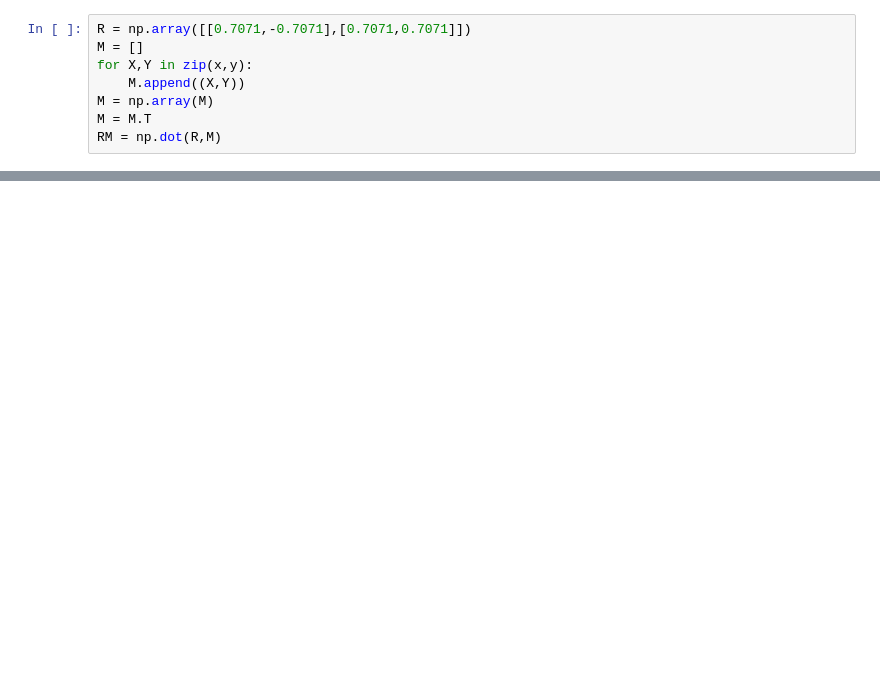
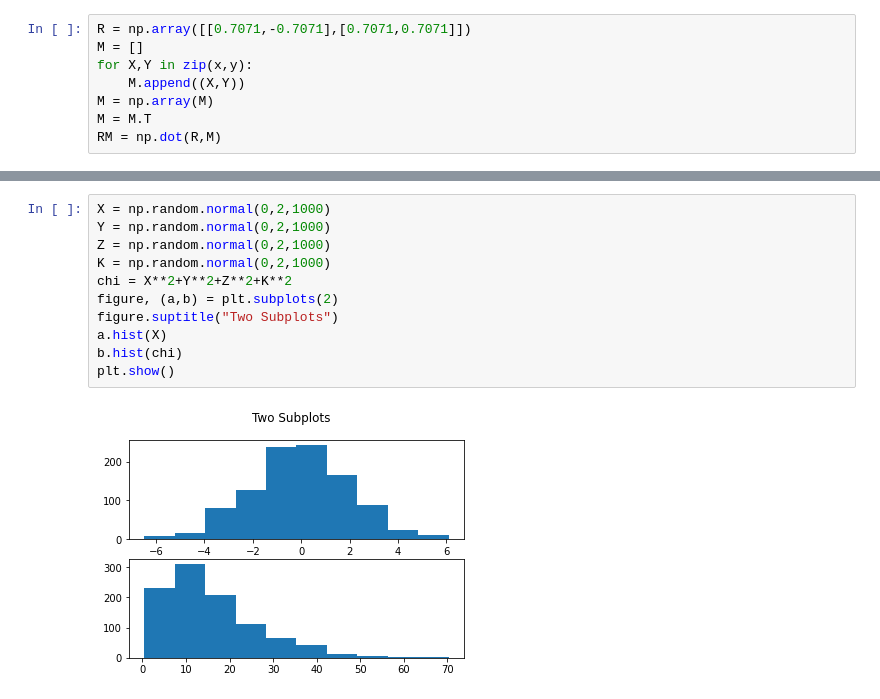
Before and after one commit to lashap28/Basic-Coding, a Jupyter notebook: PCA.ipynb, the cells around one changed output, grey strips where cells are left out. Saved outputs shown, nothing was run; the diff lists cells and outputs as text; blank space fills up the shorter version.

```diff
--- a/PCA.ipynb
+++ b/PCA.ipynb
@@ -43,0 +95,13 @@ plt.scatter(np.zeros((500,)),np.dot(eigvec.T[1],RM))
+# %%
+X = np.random.normal(0,2,1000)
+Y = np.random.normal(0,2,1000)
+Z = np.random.normal(0,2,1000)
+K = np.random.normal(0,2,1000)
+chi = X**2+Y**2+Z**2+K**2
+figure, (a,b) = plt.subplots(2)
+figure.suptitle("Two Subplots")
+a.hist(X)
+b.hist(chi)
+plt.show()
+# %% [output]
+[figure, added]
```
Also changed, not shown: parts of 11 cells of this notebook.
